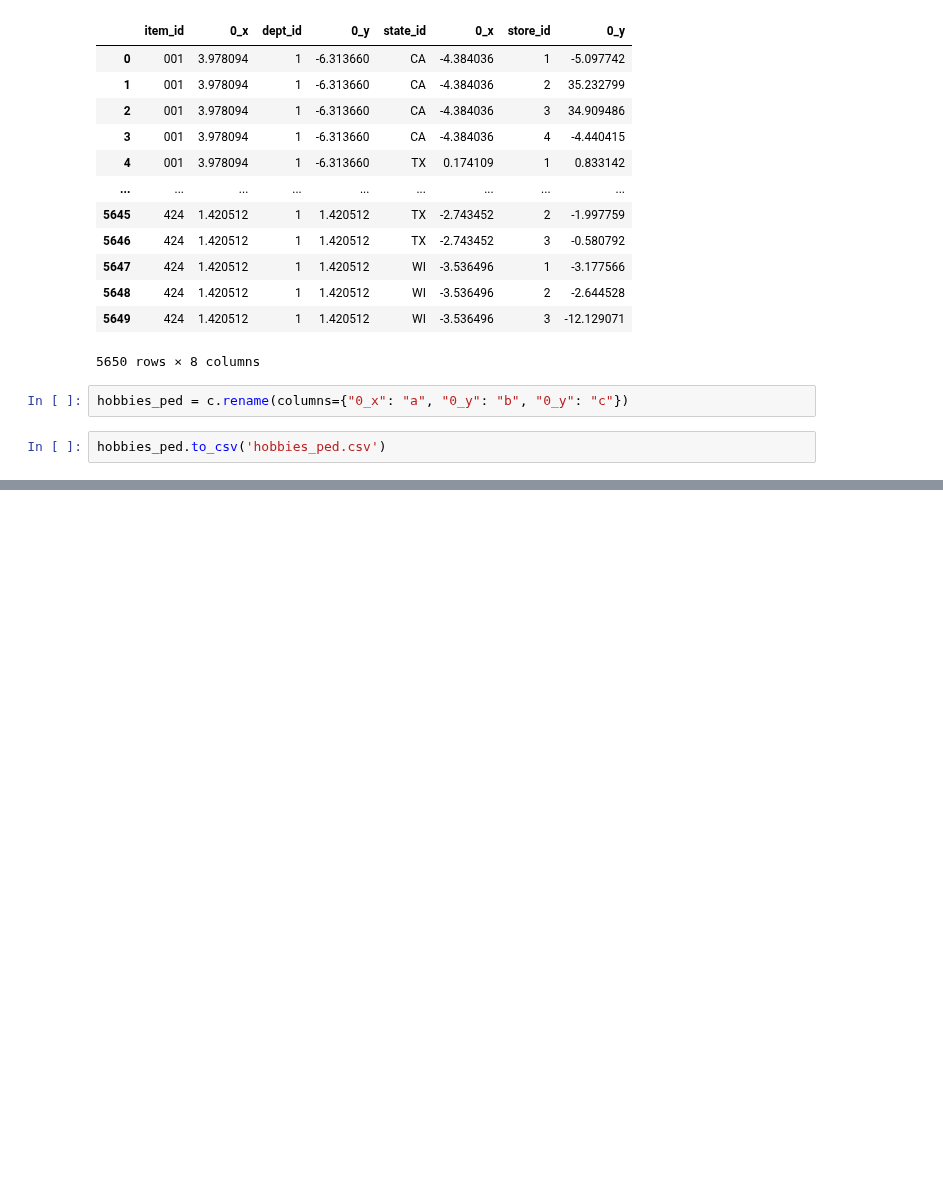
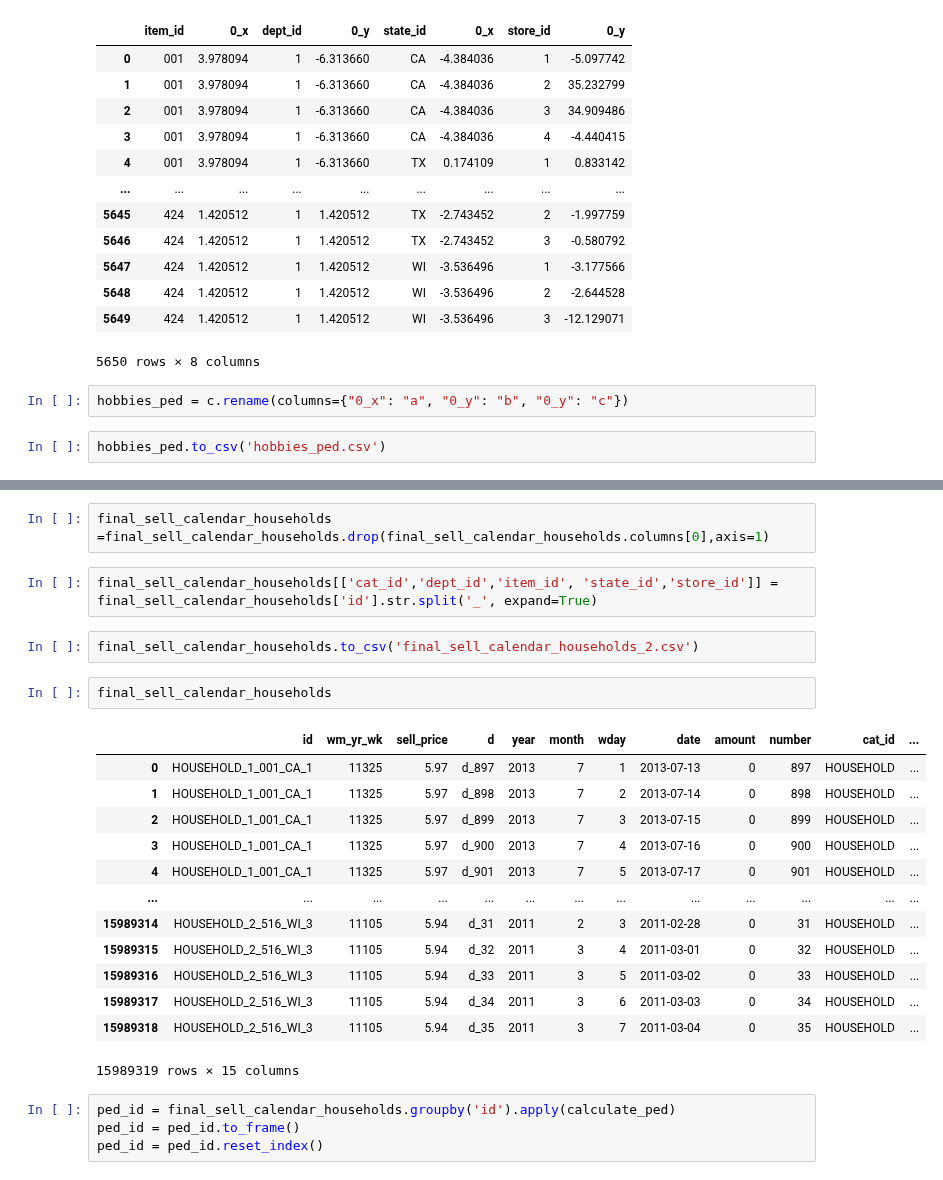
Before and after one commit to aaronmonash24/FYP, a Jupyter notebook: Data Analysis/PED.ipynb, the cells around one changed output, grey strips where cells are left out. Saved outputs shown, nothing was run; the diff lists cells and outputs as text; blank space fills up the shorter version.

```diff
--- a/Data Analysis/PED.ipynb
+++ b/Data Analysis/PED.ipynb
@@ -164,0 +212,26 @@ hobbies_ped.to_csv('hobbies_ped.csv')
+# %%
+final_sell_calendar_households =final_sell_calendar_households.drop(final_sell_calendar_households.columns[0],axis=1)
+# %%
+final_sell_calendar_households[['cat_id','dept_id','item_id', 'state_id','store_id']] = final_sell_calendar_households['id'].str.split('_', expand=True)
+# %%
+final_sell_calendar_households.to_csv('final_sell_calendar_households_2.csv')
+# %%
+final_sell_calendar_households
+# %% [output]
+|  | id | wm_yr_wk | sell_price | d | year | month | wday | date | amount | number | cat_id | ... |
+| 0 | HOUSEHOLD_1_001_CA_1 | 11325 | 5.97 | d_897 | 2013 | 7 | 1 | 2013-07-13 | 0 | 897 | HOUSEHOLD | ... |
+| 1 | HOUSEHOLD_1_001_CA_1 | 11325 | 5.97 | d_898 | 2013 | 7 | 2 | 2013-07-14 | 0 | 898 | HOUSEHOLD | ... |
+| 2 | HOUSEHOLD_1_001_CA_1 | 11325 | 5.97 | d_899 | 2013 | 7 | 3 | 2013-07-15 | 0 | 899 | HOUSEHOLD | ... |
+| 3 | HOUSEHOLD_1_001_CA_1 | 11325 | 5.97 | d_900 | 2013 | 7 | 4 | 2013-07-16 | 0 | 900 | HOUSEHOLD | ... |
+| 4 | HOUSEHOLD_1_001_CA_1 | 11325 | 5.97 | d_901 | 2013 | 7 | 5 | 2013-07-17 | 0 | 901 | HOUSEHOLD | ... |
+| ... | ... | ... | ... | ... | ... | ... | ... | ... | ... | ... | ... | ... |
+| 15989314 | HOUSEHOLD_2_516_WI_3 | 11105 | 5.94 | d_31 | 2011 | 2 | 3 | 2011-02-28 | 0 | 31 | HOUSEHOLD | ... |
+| 15989315 | HOUSEHOLD_2_516_WI_3 | 11105 | 5.94 | d_32 | 2011 | 3 | 4 | 2011-03-01 | 0 | 32 | HOUSEHOLD | ... |
+| 15989316 | HOUSEHOLD_2_516_WI_3 | 11105 | 5.94 | d_33 | 2011 | 3 | 5 | 2011-03-02 | 0 | 33 | HOUSEHOLD | ... |
+| 15989317 | HOUSEHOLD_2_516_WI_3 | 11105 | 5.94 | d_34 | 2011 | 3 | 6 | 2011-03-03 | 0 | 34 | HOUSEHOLD | ... |
+| 15989318 | HOUSEHOLD_2_516_WI_3 | 11105 | 5.94 | d_35 | 2011 | 3 | 7 | 2011-03-04 | 0 | 35 | HOUSEHOLD | ... |
+15989319 rows × 15 columns
+# %%
+ped_id = final_sell_calendar_households.groupby('id').apply(calculate_ped)
+ped_id = ped_id.to_frame()
+ped_id = ped_id.reset_index()
```
Also changed, not shown: parts of 13 cells of this notebook.
